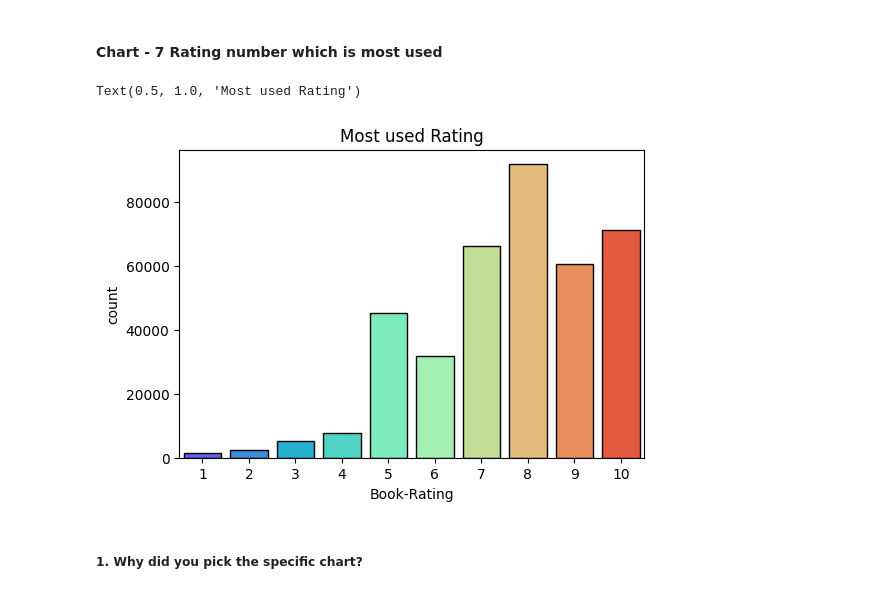
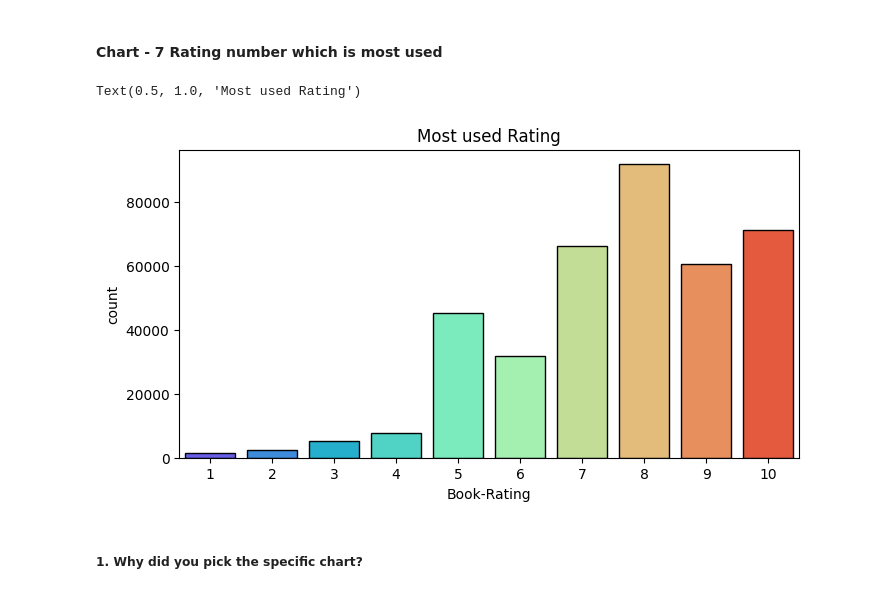
Before and after one commit to theuttammishra/Capstone-Unsupervised, a Jupyter notebook: Book_Recommendation_System.ipynb, the cells around one changed output. Saved outputs shown, nothing was run; the diff lists cells and outputs as text; code cells hidden in the pictures.

```diff
--- a/Book_Recommendation_System.ipynb
+++ b/Book_Recommendation_System.ipynb
@@ -941,12 +930,12 @@ This insight will help the company focus on a age group which would be most rele
 #### Chart - 7 Rating number which is most used
 # %%
 # Chart - 7 visualization code
-plt.figure(figsize=(6,4))
+plt.figure(figsize=(8,4))
 sns.countplot(data=copy_df, x='Book-Rating', palette='rainbow',edgecolor = 'black')
 plt.title('Most used Rating')
 # %% [output]
 Text(0.5, 1.0, 'Most used Rating')
-[figure, old version]
+[figure, new version]
 # %% [markdown]
 ##### 1. Why did you pick the specific chart?
 # %% [markdown]
```
Also changed, not shown: parts of 38 cells of this notebook.
